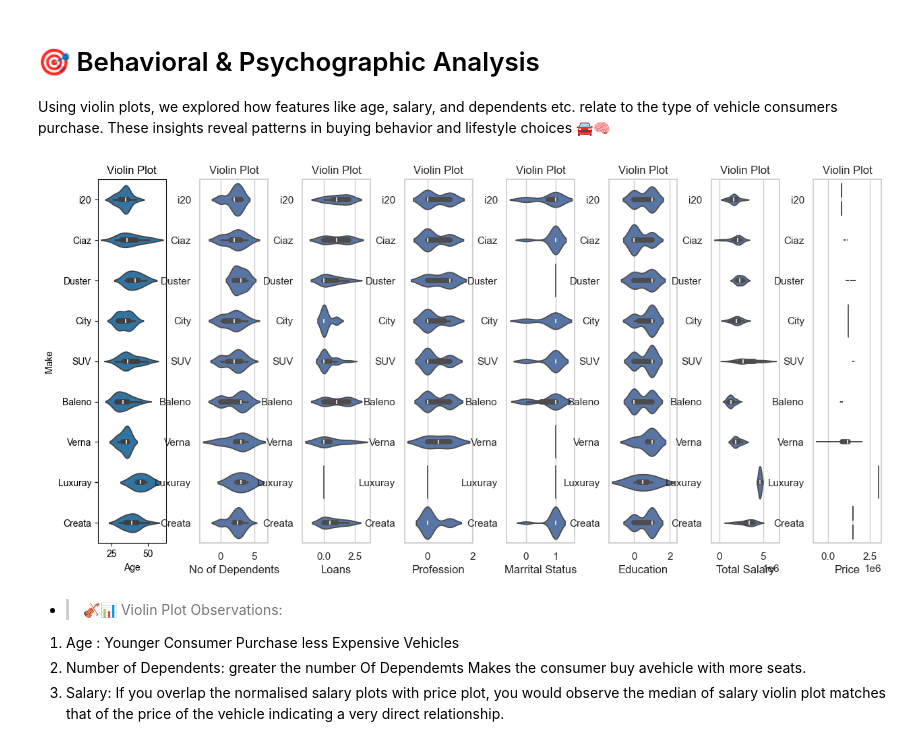
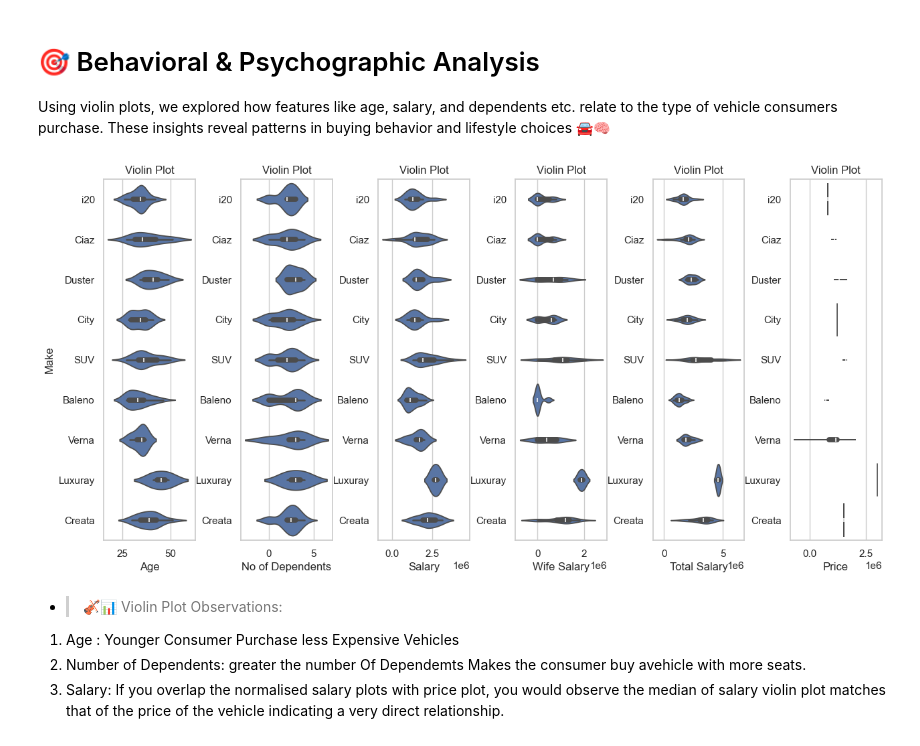
Before and after one commit to joyashre/EV-Market-Segmentation, a Jupyter notebook: EV_market.ipynb, the cells around one changed output. Drawn from its saved outputs; the diff is of its cells as text; code cells hidden in the pictures.

```diff
--- a/EV_market.ipynb
+++ b/EV_market.ipynb
@@ -20,7 +30,7 @@ warnings.filterwarnings("ignore", category=DeprecationWarning)
 We’ve loaded the Indian Automobile Buying Behaviour dataset.
 Now, let’s take a closer look at its structure, data types, and unique values to understand what insights might be hiding under the hood! 🚗🔍
 # %%
-data = pd.read_csv("C:\\Users\\Joyi\\OneDrive\\Desktop\\git repo\\EV-Market-Segmentation\\behavioural_dataset full.csv")
+data = pd.read_csv("C:\\Users\\Joyi\\OneDrive\\Desktop\\git repo\\EV-Market-Segmentation\\Indian automoble buying behavour study 1.0.csv")
 # %%
 data.head()
 # %% [output]
@@ -165,3 +184,0 @@ encoding = {"Profession":{"Salaried":0 , "Business":1},
-# %%
-data = data.replace(encoding)
-data.head()
@@ -180,3 +185,3 @@ We explored loan patterns, profession types, and consumer demographics through i
 # %%
-data['Loans']= data['Personal loan']+data['House Loan']
+data_encoded['Loans']= data_encoded['Personal loan']+data_encoded['House Loan']
 # %%
@@ -219,16 +243,16 @@ These insights reveal patterns in buying behavior and lifestyle choices 🚘🧠
 # %%
 plt.figure(1,figsize=(15,7))
 n=0
-for cols in ['Age','No of Dependents','Loans', 'Profession','Marrital Status','Education','Total Salary','Price']:
+for cols in ['Age','No of Dependents','Salary','Wife Salary','Total Salary','Price']:
     n+=1
-    plt.subplot(1,8,n)
+    plt.subplot(1,6,n)
     sns.set(style='whitegrid')
     plt.subplots_adjust(hspace=0.5,wspace=0.5)
-    sns.violinplot(x=cols,y='Make',data=data)
+    sns.violinplot(x=cols,y='Make',data= data)
     plt.ylabel("Make" if n==1 else '')
     plt.title('Violin Plot')
 # %% [output]
-[figure, old version]
+[figure, new version]
 # %% [markdown]
 * > 🎻📊 Violin Plot Observations:
 1. Age : Younger Consumer Purchase less Expensive Vehicles
```
Also changed, not shown: parts of 48 cells of this notebook, 1 other file.
